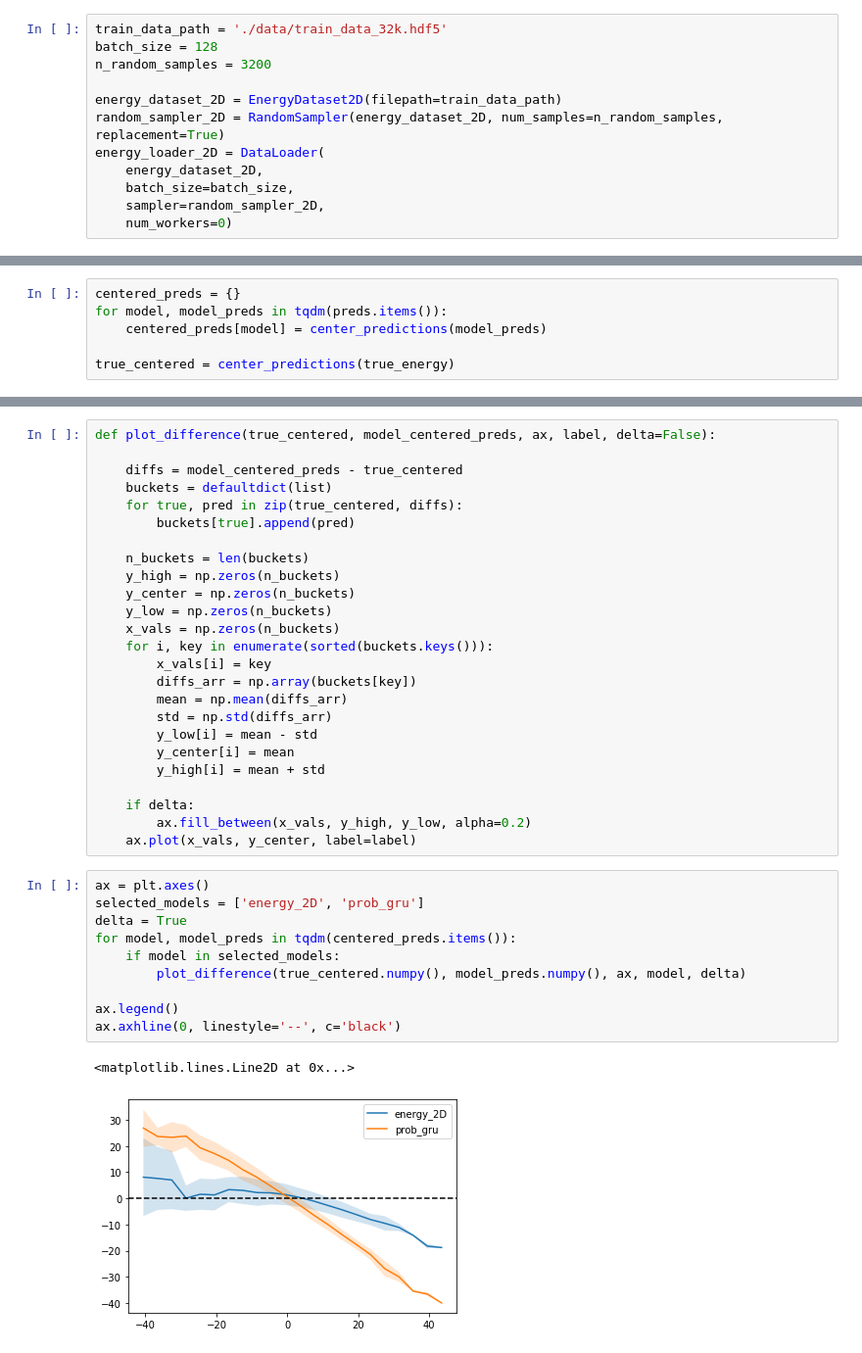
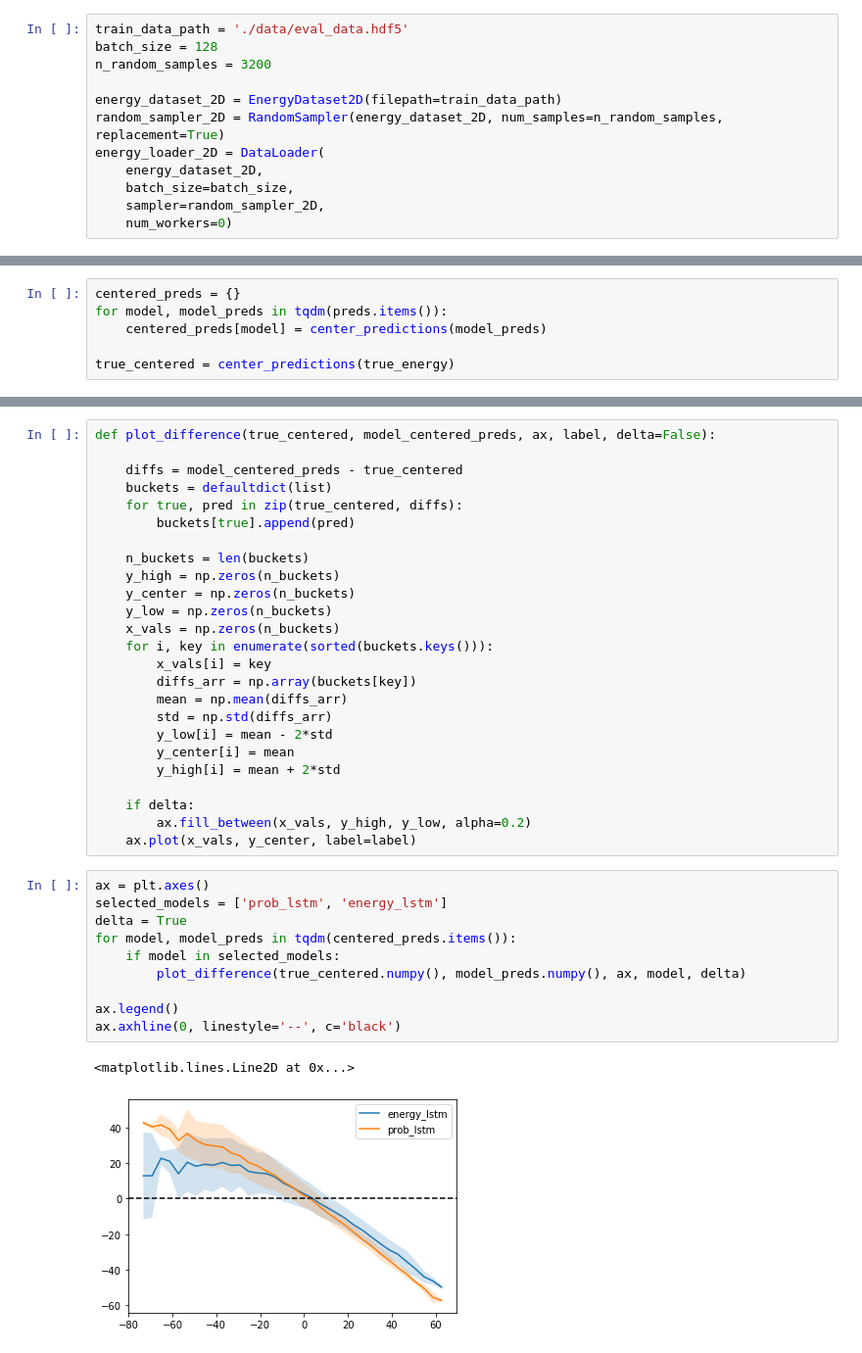
Before and after one commit to CLEANit/watch-and-learn, a Jupyter notebook: Energy Predictions.ipynb, the cells around one changed output, grey strips where cells are left out. Shown at 98% size. Cells and saved outputs as stored; diff of their text form.

```diff
--- a/Energy Predictions.ipynb
+++ b/Energy Predictions.ipynb
@@ -14,7 +14,7 @@ from data_utils.pytorch_datasets import EnergyDataset, EnergyDataset2D, Probabil
 # %% [markdown]
 ## Datasets
 # %%
-train_data_path = './data/train_data_32k.hdf5'
+train_data_path = './data/eval_data.hdf5'
 batch_size = 128
 n_random_samples = 3200
 
@@ -141,23 +122,23 @@ def plot_difference(true_centered, model_centered_preds, ax, label, delta=False)
         diffs_arr = np.array(buckets[key])
         mean = np.mean(diffs_arr)
         std = np.std(diffs_arr)
-        y_low[i] = mean - std
+        y_low[i] = mean - 2*std
         y_center[i] = mean
-        y_high[i] = mean + std
+        y_high[i] = mean + 2*std
 
     if delta:
         ax.fill_between(x_vals, y_high, y_low, alpha=0.2)
     ax.plot(x_vals, y_center, label=label)
 # %%
 ax = plt.axes()
-selected_models = ['energy_2D', 'prob_gru']
+selected_models = ['prob_lstm', 'energy_lstm']
 delta = True
 for model, model_preds in tqdm(centered_preds.items()):
     if model in selected_models:
         plot_difference(true_centered.numpy(), model_preds.numpy(), ax, model, delta)
 
 ax.legend()
 ax.axhline(0, linestyle='--', c='black')
 # %% [output]
 <matplotlib.lines.Line2D at 0x...>
-[figure, old version]
+[figure, new version]
```
Also changed, not shown: parts of 3 cells of this notebook, 2 other files.
